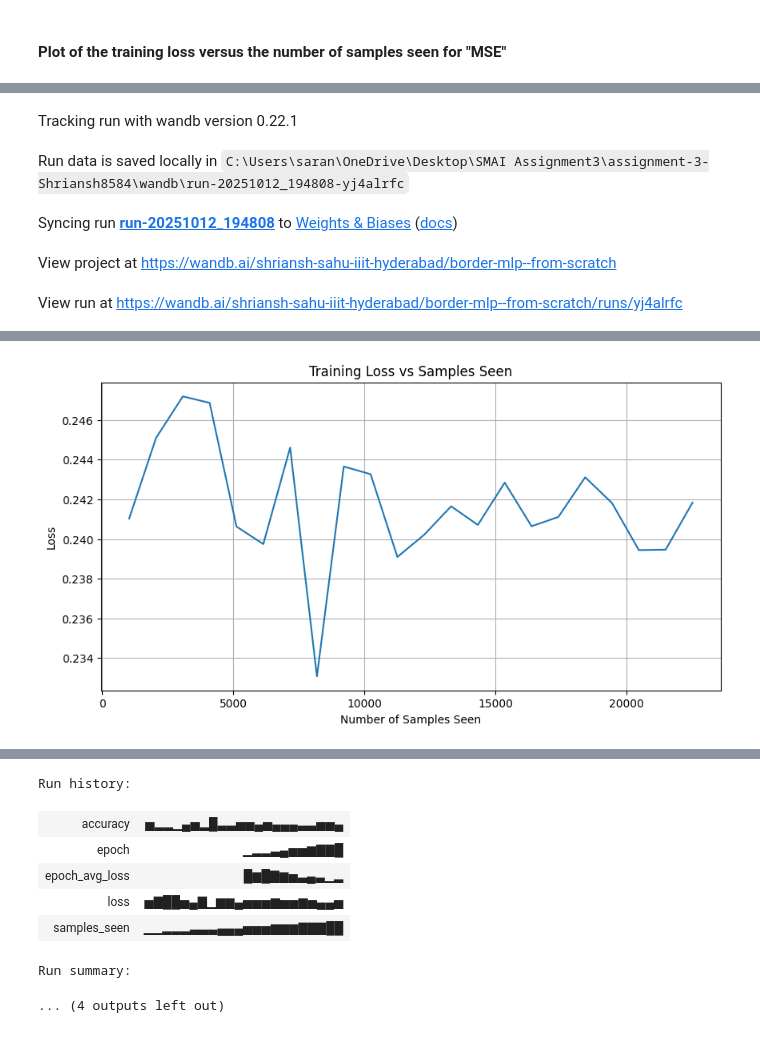
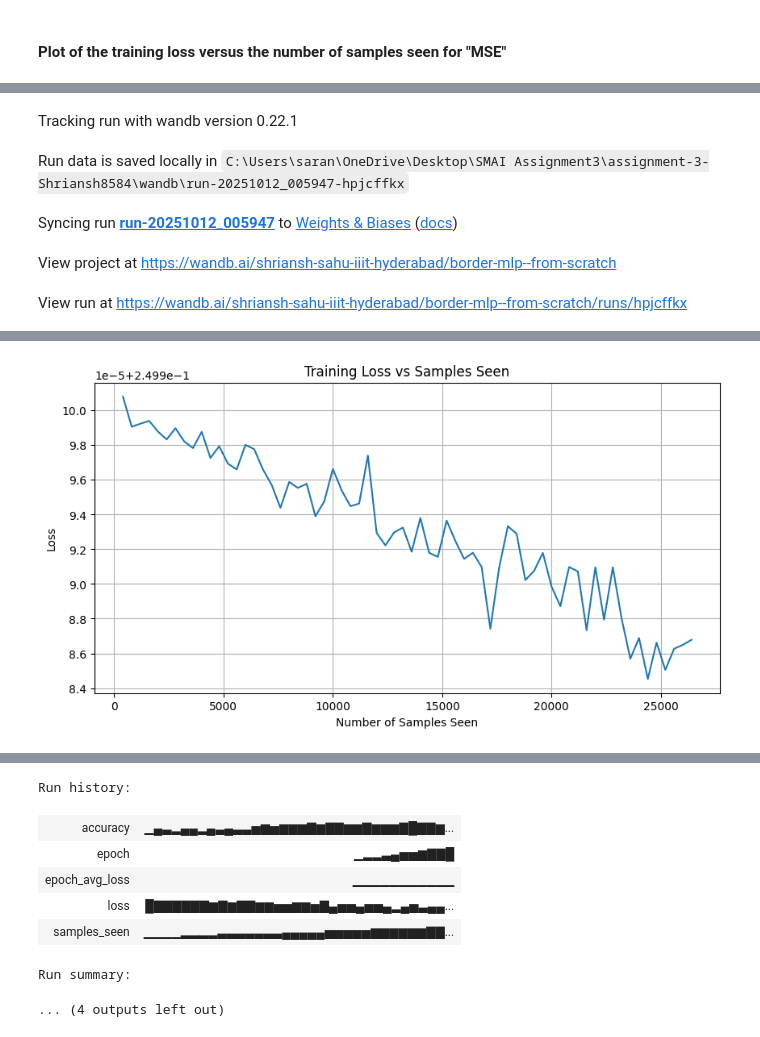
Before and after one commit to Shriansh4474/High-Fidelity-Image-Reconstruction, a Jupyter notebook: Ques1.ipynb, the cells around one changed output, grey strips where cells are left out. Drawn from its saved outputs; the diff is of its cells as text; code cells hidden in the pictures.

```diff
--- a/Ques1.ipynb
+++ b/Ques1.ipynb
@@ -541,18 +582,17 @@ Run history:
 #### Plot of the training loss versus the number of samples seen for "MSE"
 # %%
 IMAGE_FILE = 'border.png'
-Epochs = 3000
-Learning_Rate = 0.005
-Batch_size = 256
+Epochs = 100
+Learning_Rate = 0.001
+Batch_size = 100
 Grad_Accumulation_Steps = 4
 
 dataset = BorderDataset(image_path=IMAGE_FILE)
 
-
 layers = [
-    Linear(input_width=2,output_width=128,activation_function= Tanh()),
-    Linear(input_width=128, output_width=128 , activation_function= Tanh()),
-    Linear(input_width= 128 , output_width= 1 , activation_function= Sigmoid())
+    Linear(input_width=2,output_width=256,activation_function= ReLU()),
+    Linear(input_width=256, output_width=256 , activation_function= ReLU()),
+    Linear(input_width= 256 , output_width= 1 , activation_function= Sigmoid())
 ]
 
 mlp_model = Model(
@@ -566,15 +606,13 @@ train_model(
     dataset = dataset,
     epochs = Epochs,
     batch_size=Batch_size,
-    grad_accumulation_steps=Grad_Accumulation_Steps,
-    early_stopping_patience=10,
-    early_stopping_threshold=0.01
+    grad_accumulation_steps=Grad_Accumulation_Steps
 )
 # %% [output]
 [interactive output not drawn]
 Tracking run with wandb version 0.22.1
-Run data is saved locally in C:\Users\saran\OneDrive\Desktop\SMAI Assignment3\assignment-3-Shriansh8584\wandb\run-20251012_194808-yj4alrfc
+Run data is saved locally in C:\Users\saran\OneDrive\Desktop\SMAI Assignment3\assignment-3-Shriansh8584\wandb\run-20251012_005947-hpjcffkx
-Syncing run run-20251012_194808 to Weights & Biases (docs)
+Syncing run run-20251012_005947 to Weights & Biases (docs)
 View project at https://wandb.ai/shriansh-sahu-iiit-hyderabad/border-mlp--from-scratch
-View run at https://wandb.ai/shriansh-sahu-iiit-hyderabad/border-mlp--from-scratch/runs/yj4alrfc
+View run at https://wandb.ai/shriansh-sahu-iiit-hyderabad/border-mlp--from-scratch/runs/hpjcffkx
 Early Stopping Triggered at epoch 11
@@ -583,11 +621,11 @@ Model saved to runs\20251012_194808\final_model.npz
-[figure, old version]
+[figure, new version]
 [interactive output not drawn]
 Run history:
-| accuracy | ▅▂▂▁▄▅▂█▃▃▅▅▄▅▄▄▄▃▃▅▅▄ |
+| accuracy | ▁▄▃▂▄▄▂▄▃▄▃▃▅▆▅▆▆▆▇▆▇▇▆▆▇▆▆▆▇█▇▇▆... |
 | epoch | ▁▂▂▃▄▅▅▆▇▇█ |
-| epoch_avg_loss | █▆█▇▆▅▃▄▃▁▂ |
-| loss | ▅▇██▅▄▇▁▆▆▄▅▅▅▆▅▅▆▅▄▄▅ |
-| samples_seen | ▁▁▂▂▂▃▃▃▄▄▄▅▅▅▆▆▆▇▇▇██ |
+| epoch_avg_loss | ▁▁▁▁▁▁▁▁▁▁▁ |
+| loss | █▇▇▇▇▇▇▆▇▆▇▇▆▆▅▅▆▆▅▇▄▅▅▄▅▅▄▂▄▅▃▄▄... |
+| samples_seen | ▁▁▁▁▂▂▂▂▃▃▃▃▃▃▃▄▄▄▄▄▅▅▅▅▅▆▆▆▆▆▆▇▇... |
 Run summary:
 ... (4 outputs left out)
 # %%
```
Also changed, not shown: parts of 4 cells of this notebook.
